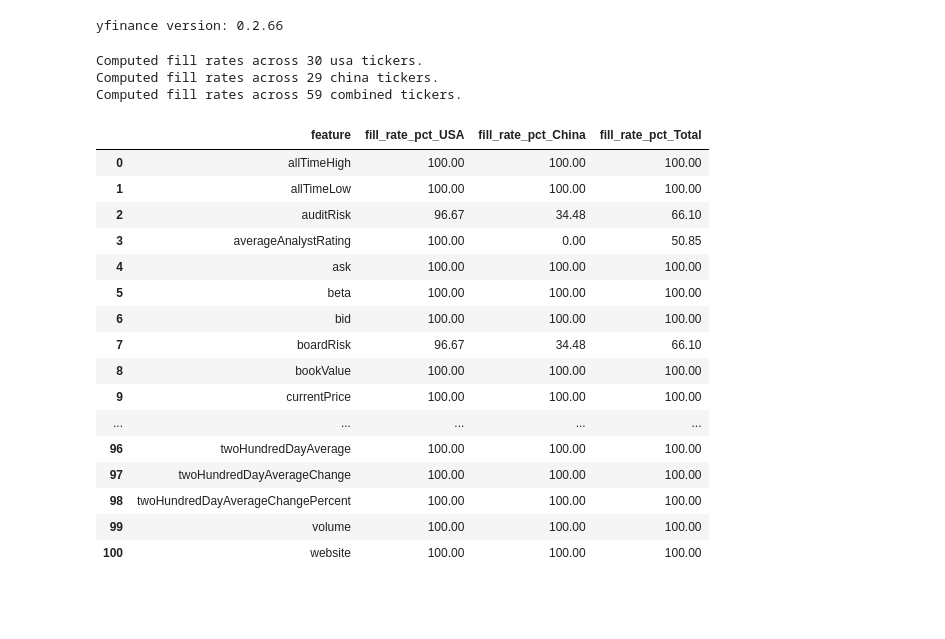
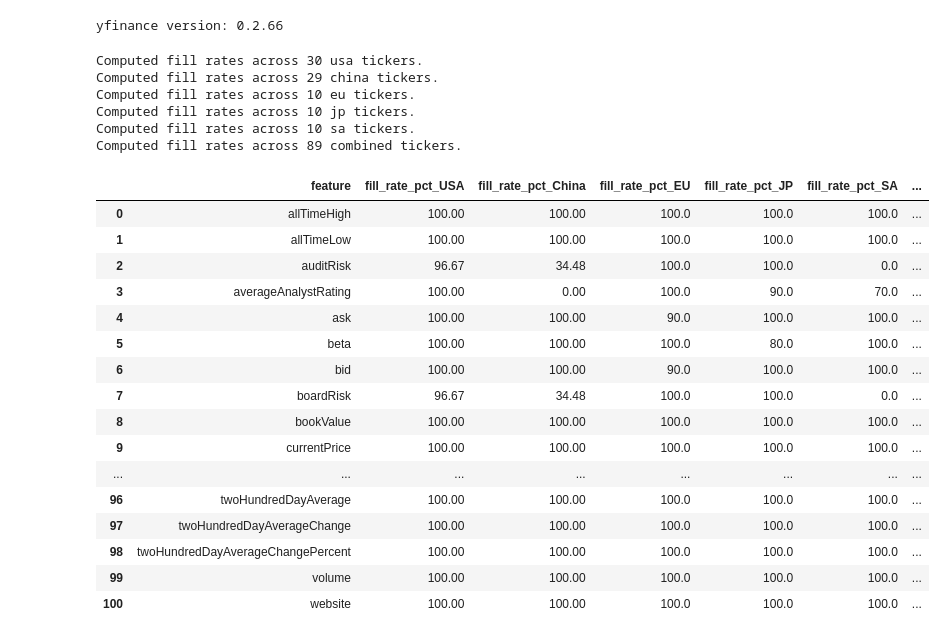
Before and after one commit to loic-marigny/stock-market-analysis, a Jupyter notebook: stock-market-analysis.ipynb, the cells around one changed output. Saved outputs shown, nothing was run; the diff lists cells and outputs as text; code cells hidden in the pictures; blank space fills up the shorter version.

Commit message:
Add JP, EU, SA tickers

```diff
--- a/stock-market-analysis.ipynb
+++ b/stock-market-analysis.ipynb
@@ -88,6 +130,9 @@ CN_names = [
 ticker_groups = {
     "USA": US_names,
     "China": CN_names,
+    "EU": EU_names,
+    "JP": JP_names,
+    "SA": SA_names,
 }
 
 data = {}
@@ -237,62 +282,80 @@ else:
 
     group_fill_rates = {}
     group_sizes = {}
+    markets = ["USA", "China", "EU", "JP", "SA"]
 
-    for market in ("USA", "China"):
+    for market in markets:
         market_tickers = [ticker for ticker, origin in ticker_markets.items() if origin == market]
         subset = feature_df.loc[[ticker for ticker in market_tickers if ticker in feature_df.index]]
         if subset.empty:
             print(f"No data available for {market}; skipping fill-rate computation.")
             continue
         group_fill_rates[market] = compute_fill_rate_series(subset)
         group_sizes[market] = len(subset)
 
     if feature_df.empty:
         print("No data available for combined dataset; skipping fill-rate computation.")
     else:
         group_fill_rates["Combined"] = compute_fill_rate_series(feature_df)
         group_sizes["Combined"] = len(feature_df)
 
     if not group_fill_rates:
         print("No fill-rate results to display.")
     else:
         combined_df = (
             pd.DataFrame(group_fill_rates)
             .reindex(features)
             .rename_axis("feature")
             .reset_index()
-            .rename(
-                columns={
-                    "USA": "fill_rate_pct_USA",
-                    "China": "fill_rate_pct_China",
-                    "Combined": "fill_rate_pct_Total",
-                }
-            )
         )
+
+        rename_map = {
+            "USA": "fill_rate_pct_USA",
+            "China": "fill_rate_pct_China",
+            "EU": "fill_rate_pct_EU",
+            "JP": "fill_rate_pct_JP",
+            "SA": "fill_rate_pct_SA",
+            "Combined": "fill_rate_pct_Total",
+        }
+        combined_df = combined_df.rename(columns=rename_map)
+
+        ordered_columns = [
+            "feature",
+            "fill_rate_pct_USA",
+            "fill_rate_pct_China",
+            "fill_rate_pct_EU",
+            "fill_rate_pct_JP",
+            "fill_rate_pct_SA",
+            "fill_rate_pct_Total",
+        ]
+        combined_df = combined_df[[col for col in ordered_columns if col in combined_df.columns]]
 
         for label, size in group_sizes.items():
             print(f"Computed fill rates across {size} {label.lower()} tickers.")
 
         with pd.option_context("display.max_rows", None, "display.max_columns", None):
             display(combined_df)
 # %% [output]
 Computed fill rates across 30 usa tickers.
 Computed fill rates across 29 china tickers.
-Computed fill rates across 59 combined tickers.
+Computed fill rates across 10 eu tickers.
+Computed fill rates across 10 jp tickers.
+Computed fill rates across 10 sa tickers.
+Computed fill rates across 89 combined tickers.
-|  | feature | fill_rate_pct_USA | fill_rate_pct_China | fill_rate_pct_Total |
-| 0 | allTimeHigh | 100.00 | 100.00 | 100.00 |
-| 1 | allTimeLow | 100.00 | 100.00 | 100.00 |
-| 2 | auditRisk | 96.67 | 34.48 | 66.10 |
-| 3 | averageAnalystRating | 100.00 | 0.00 | 50.85 |
-| 4 | ask | 100.00 | 100.00 | 100.00 |
-| 5 | beta | 100.00 | 100.00 | 100.00 |
-| 6 | bid | 100.00 | 100.00 | 100.00 |
-| 7 | boardRisk | 96.67 | 34.48 | 66.10 |
-| 8 | bookValue | 100.00 | 100.00 | 100.00 |
-| 9 | currentPrice | 100.00 | 100.00 | 100.00 |
-| ... | ... | ... | ... | ... |
-| 96 | twoHundredDayAverage | 100.00 | 100.00 | 100.00 |
-| 97 | twoHundredDayAverageChange | 100.00 | 100.00 | 100.00 |
-| 98 | twoHundredDayAverageChangePercent | 100.00 | 100.00 | 100.00 |
-| 99 | volume | 100.00 | 100.00 | 100.00 |
-| 100 | website | 100.00 | 100.00 | 100.00 |
+|  | feature | fill_rate_pct_USA | fill_rate_pct_China | fill_rate_pct_EU | fill_rate_pct_JP | fill_rate_pct_SA | ... |
+| 0 | allTimeHigh | 100.00 | 100.00 | 100.0 | 100.0 | 100.0 | ... |
+| 1 | allTimeLow | 100.00 | 100.00 | 100.0 | 100.0 | 100.0 | ... |
+| 2 | auditRisk | 96.67 | 34.48 | 100.0 | 100.0 | 0.0 | ... |
+| 3 | averageAnalystRating | 100.00 | 0.00 | 100.0 | 90.0 | 70.0 | ... |
+| 4 | ask | 100.00 | 100.00 | 90.0 | 100.0 | 100.0 | ... |
+| 5 | beta | 100.00 | 100.00 | 100.0 | 80.0 | 100.0 | ... |
+| 6 | bid | 100.00 | 100.00 | 90.0 | 100.0 | 100.0 | ... |
+| 7 | boardRisk | 96.67 | 34.48 | 100.0 | 100.0 | 0.0 | ... |
+| 8 | bookValue | 100.00 | 100.00 | 100.0 | 100.0 | 100.0 | ... |
+| 9 | currentPrice | 100.00 | 100.00 | 100.0 | 100.0 | 100.0 | ... |
+| ... | ... | ... | ... | ... | ... | ... | ... |
+| 96 | twoHundredDayAverage | 100.00 | 100.00 | 100.0 | 100.0 | 100.0 | ... |
+| 97 | twoHundredDayAverageChange | 100.00 | 100.00 | 100.0 | 100.0 | 100.0 | ... |
+| 98 | twoHundredDayAverageChangePercent | 100.00 | 100.00 | 100.0 | 100.0 | 100.0 | ... |
+| 99 | volume | 100.00 | 100.00 | 100.0 | 100.0 | 100.0 | ... |
+| 100 | website | 100.00 | 100.00 | 100.0 | 100.0 | 100.0 | ... |
```
Also changed, not shown: parts of 1 cell of this notebook.
